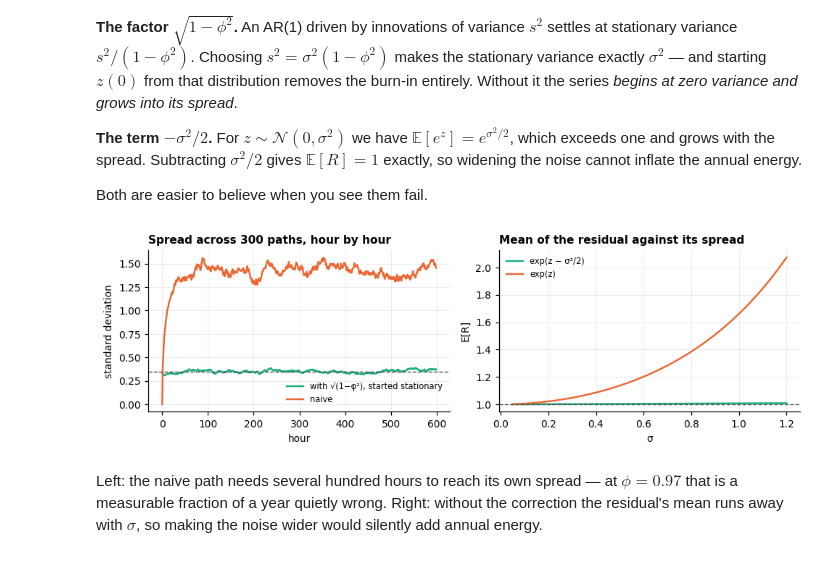
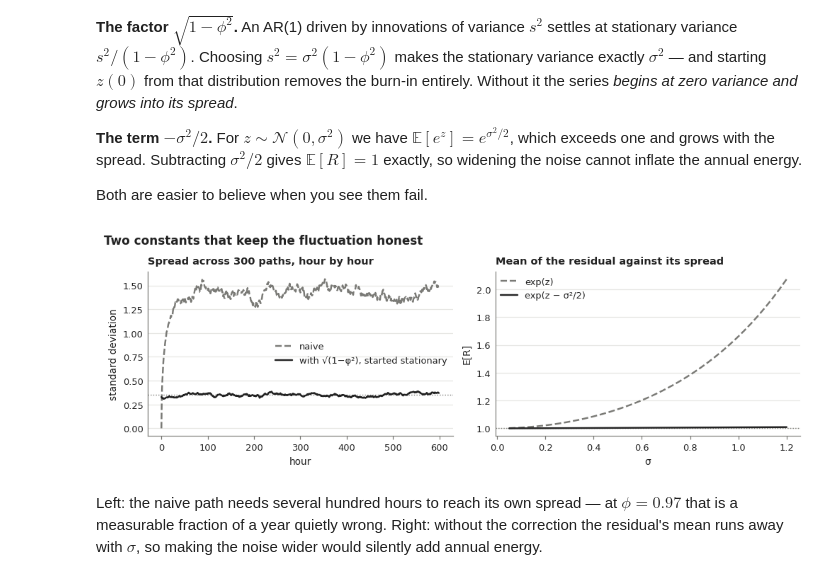
Before and after one commit to Matt-haug/loadcast, a Jupyter notebook: examples/01_tutorial.ipynb, the cells around one changed output. Cells and saved outputs as stored; diff of their text form; code cells hidden in the pictures.

```diff
--- a/examples/01_tutorial.ipynb
+++ b/examples/01_tutorial.ipynb
@@ -199,40 +195,41 @@ Both are easier to believe when you see them fail.
 # %%
 # An AR(1) built the obvious way: no stationarity factor, starting at zero.
 def naive_ar1(n, phi, sigma, rng):
     z = np.zeros(n)
     for t in range(1, n):
         z[t] = phi * z[t - 1] + rng.standard_normal() * sigma
     return z
 
 rng = np.random.default_rng(0)
 phi, sig = 0.97, 0.35
 paths_ok = generator.correlated_ar1(600, 300, phi=phi, sigma=sig, correlation=0.0, rng=rng)
 paths_naive = np.array([naive_ar1(600, phi, sig, rng) for _ in range(300)])
 
-fig, axes = plt.subplots(1, 2, figsize=(9, 2.9))
-axes[0].plot(paths_ok.std(axis=0), color=C["elec"], lw=1.6, label="with √(1−φ²), started stationary")
-axes[0].plot(paths_naive.std(axis=0), color=C["heat"], lw=1.6, label="naive")
-axes[0].axhline(sig, color="#52514e", ls="--", lw=0.9)
-axes[0].set_title("Spread across 300 paths, hour by hour", loc="left")
+fig, axes = plt.subplots(1, 2, figsize=fs.size(1, height=3.1))
+axes[0].plot(paths_naive.std(axis=0), color=fs.GREY, lw=1.6, ls="--", label="naive")
+axes[0].plot(paths_ok.std(axis=0), color=fs.INK, lw=1.6, label="with √(1−φ²), started stationary")
+fs.reference(axes[0], sig, style=":")
+axes[0].set_title("Spread across 300 paths, hour by hour")
 axes[0].set_xlabel("hour"); axes[0].set_ylabel("standard deviation")
-axes[0].legend(fontsize=7.5)
+axes[0].legend(loc="center right")
 
 sigmas = np.linspace(0.05, 1.2, 40)
 corrected = [generator.lognormal_from_latent(
     generator.correlated_ar1(20_000, 1, 0.5, s, 0.0, np.random.default_rng(3)), s).mean()
     for s in sigmas]
 uncorrected = [np.exp(generator.correlated_ar1(
     20_000, 1, 0.5, s, 0.0, np.random.default_rng(3))).mean() for s in sigmas]
-axes[1].plot(sigmas, corrected, color=C["elec"], lw=1.6, label="exp(z − σ²/2)")
-axes[1].plot(sigmas, uncorrected, color=C["heat"], lw=1.6, label="exp(z)")
-axes[1].axhline(1.0, color="#52514e", ls="--", lw=0.9)
-axes[1].set_title("Mean of the residual against its spread", loc="left")
+axes[1].plot(sigmas, uncorrected, color=fs.GREY, lw=1.6, ls="--", label="exp(z)")
+axes[1].plot(sigmas, corrected, color=fs.INK, lw=1.6, label="exp(z − σ²/2)")
+fs.reference(axes[1], 1.0, style=":")
+axes[1].set_title("Mean of the residual against its spread")
 axes[1].set_xlabel("σ"); axes[1].set_ylabel("E[R]")
-axes[1].legend(fontsize=7.5)
-save("03_two_constants")
+axes[1].legend(loc="upper left")
+fs.title(fig, "Two constants that keep the fluctuation honest")
+save(fig, "03_two_constants")
 plt.show()
 # %% [output]
-[figure, old version]
+[figure, new version]
 # %% [markdown]
 Left: the naive path needs several hundred hours to reach its own spread — at
 $\phi = 0.97$ that is a measurable fraction of a year quietly wrong. Right:
```
Also changed, not shown: parts of 13 cells of this notebook, 30 other files.
